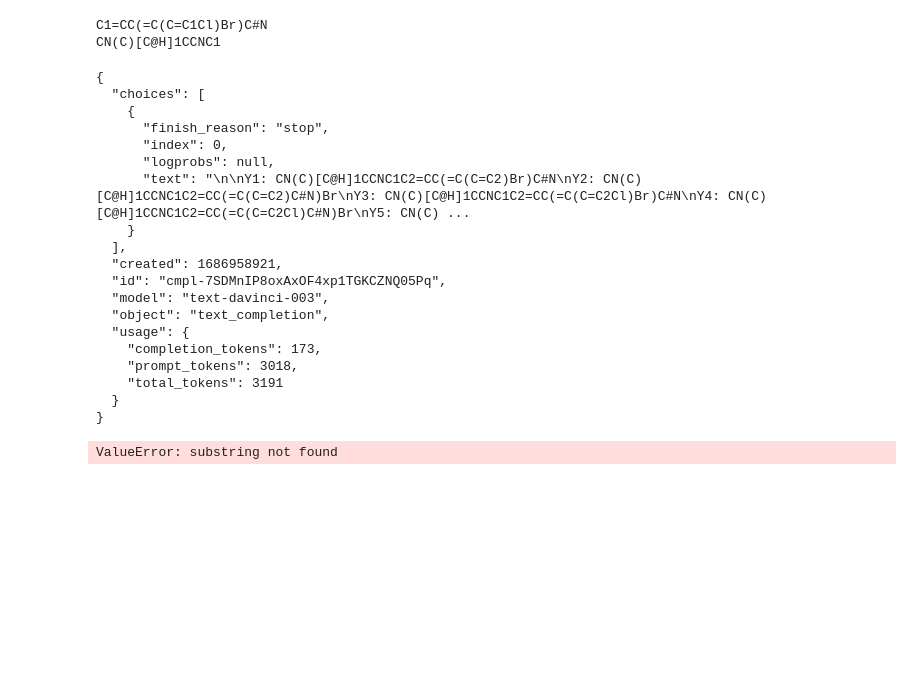
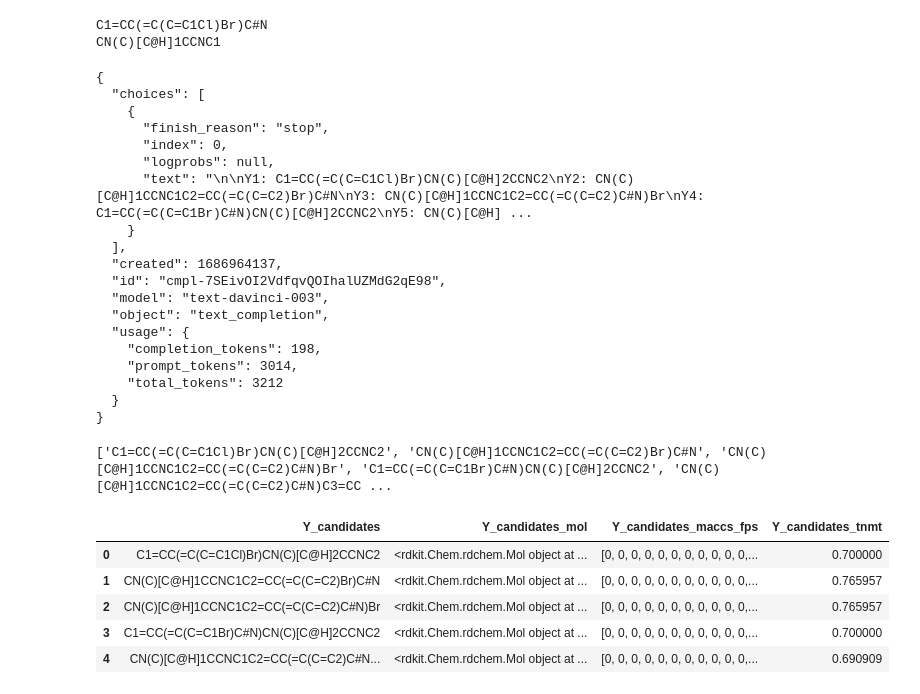
Before and after one commit to KatsumiYamashita/ORD_Chemical_Reaction_Predictor, a Jupyter notebook: sandbox_extract_data.ipynb, the cells around one changed output. Saved outputs shown, nothing was run; the diff lists cells and outputs as text; code cells hidden in the pictures; blank space fills up the shorter version.

```diff
--- a/sandbox_extract_data.ipynb
+++ b/sandbox_extract_data.ipynb
@@ -163,19 +122,14 @@ test_data_row = df_smiles_maccs_fps.iloc[45, :]
 test_A_maccs_fps = test_data_row["maccs_fps_A"]
 test_B_maccs_fps = test_data_row["maccs_fps_B"]
 test_Y_maccs_fps = test_data_row["maccs_fps_Y"]
-li_test_AB = []
 
 df_smiles_maccs_fps_copy = df_smiles_maccs_fps.copy()
 #df_maccs_fps の各要素に対して タニモト係数 を生成
-df_smiles_maccs_fps_copy["tnmt_A"] = df_maccs_fps_ABY["maccs_fps_A"].apply(lambda maccs_fps: calc_fps_tanimoto(test_A_maccs_fps, maccs_fps))
-df_smiles_maccs_fps_copy["tnmt_B"] = df_maccs_fps_ABY["maccs_fps_B"].apply(lambda maccs_fps: calc_fps_tanimoto(test_B_maccs_fps, maccs_fps))
-df_smiles_maccs_fps_copy["tnmt_Y"] = df_maccs_fps_ABY["maccs_fps_Y"].apply(lambda maccs_fps: calc_fps_tanimoto(test_Y_maccs_fps, maccs_fps))
+df_smiles_maccs_fps_copy["tnmt_A"] = df_maccs_fps_ABY["maccs_fps_A"].apply(lambda maccs_fps: DataStructs.TanimotoSimilarity(test_A_maccs_fps, maccs_fps))
+df_smiles_maccs_fps_copy["tnmt_B"] = df_maccs_fps_ABY["maccs_fps_B"].apply(lambda maccs_fps: DataStructs.TanimotoSimilarity(test_B_maccs_fps, maccs_fps))
+df_smiles_maccs_fps_copy["tnmt_Y"] = df_maccs_fps_ABY["maccs_fps_Y"].apply(lambda maccs_fps: DataStructs.TanimotoSimilarity(test_Y_maccs_fps, maccs_fps))
 df_smiles_maccs_fps_tnmt = df_smiles_maccs_fps_copy
 
-#df = df_smiles_maccs_fps_tnmt
-#df_test_AB_row = df.loc[(df["maccs_fps_A"] == test_A_maccs_fps) \
-                                         # & (df["maccs_fps_B"] == test_B_maccs_fps)]
-
 df_smiles_maccs_fps_tnmt.head()
 # %% [output]
 |  | A | B | Y | maccs_fps_A | maccs_fps_B | maccs_fps_Y | tnmt_A | tnmt_B | tnmt_Y |
@@ -307,7 +267,7 @@ Name: B, dtype: float64
 # %% [markdown]
 ## プロンプトの改善
 # %%
-test_A_smiles = test_data_row.loc["A"]
+test_A_smiles = test_data_row["A"]
 test_B_smiles = test_data_row["B"]
 
 print(test_A_smiles)
@@ -317,11 +277,10 @@ C1=CC(=C(C=C1Cl)Br)C#N
 CN(C)[C@H]1CCNC1
 # %%
 from context2 import training_dataset
-openai.api_key = ""
+openai.api_key = "sk-"
 
 context = f"{training_dataset}\
             \
-            test data:\
             A: {test_A_smiles}\
             B: {test_B_smiles}\
             Y1:\
@@ -338,11 +297,10 @@ response = openai.Completion.create(
   engine="text-davinci-003",
   prompt=f"{context}",
   max_tokens=300,
-  temperature=0.5,
+  temperature=0,
   echo=False
 )
 
-answer = response.choices[0].text.strip()
 print(response)
 # %% [output]
 {
@@ -351,43 +309,58 @@ print(response)
       "finish_reason": "stop",
       "index": 0,
       "logprobs": null,
-      "text": "\n\nY1: CN(C)[C@H]1CCNC1C2=CC(=C(C=C2)Br)C#N\nY2: CN(C)[C@H]1CCNC1C2=CC(=C(C=C2)C#N)Br\nY3: CN(C)[C@H]1CCNC1C2=CC(=C(C=C2Cl)Br)C#N\nY4: CN(C)[C@H]1CCNC1C2=CC(=C(C=C2Cl)C#N)Br\nY5: CN(C) ...
+      "text": "\n\nY1: C1=CC(=C(C=C1Cl)Br)CN(C)[C@H]2CCNC2\nY2: CN(C)[C@H]1CCNC1C2=CC(=C(C=C2)Br)C#N\nY3: CN(C)[C@H]1CCNC1C2=CC(=C(C=C2)C#N)Br\nY4: C1=CC(=C(C=C1Br)C#N)CN(C)[C@H]2CCNC2\nY5: CN(C)[C@H] ...
     }
   ],
-  "created": 1686958921,
-  "id": "cmpl-7SDMnIP8oxAxOF4xp1TGKCZNQ05Pq",
+  "created": 1686964137,
+  "id": "cmpl-7SEivOI2VdfqvQOIhalUZMdG2qE98",
   "model": "text-davinci-003",
   "object": "text_completion",
   "usage": {
-    "completion_tokens": 173,
-    "prompt_tokens": 3018,
-    "total_tokens": 3191
+    "completion_tokens": 198,
+    "prompt_tokens": 3014,
+    "total_tokens": 3212
   }
 }
+# %%
+# 上記のresponseからYのSMILESだけ取り出す
+import re
+
+text = response["choices"][0]["text"]
+pattern = r":\s(.+)" #テンプレートの作成
+product_Y_candidates = re.findall(pattern, text) #テンプレートをもとにSMILESを抜き出す
+
+print(product_Y_candidates)
+# %% [output]
+['C1=CC(=C(C=C1Cl)Br)CN(C)[C@H]2CCNC2', 'CN(C)[C@H]1CCNC1C2=CC(=C(C=C2)Br)C#N', 'CN(C)[C@H]1CCNC1C2=CC(=C(C=C2)C#N)Br', 'C1=CC(=C(C=C1Br)C#N)CN(C)[C@H]2CCNC2', 'CN(C)[C@H]1CCNC1C2=CC(=C(C=C2)C#N)C3=CC ...
 # %%
+#予想されたYを正解のYと比較して評価する (タニモト係数)
+
 df = df_smiles_maccs_fps_tnmt
 df_test_AB_row = df.loc[(df["A"] == test_A_smiles) \
                                        & (df["B"] == test_B_smiles)]
 df_test_AB_row
 
+#正解のYを取り出す
 test_Y_smiles = df_test_AB_row.loc[45, "Y"]
 test_Y_maccs_fps2 = df_test_AB_row.loc[45, "maccs_fps_Y"]
 
-text = response["choices"][0]["text"]
-start_index = text.index("Candidates for '?' :") + len("Candidates for '?' :")
-result = text[start_index:].split("\n")
-values = [x.strip()[3:] for x in result if x.strip()]
-
-df_product_Y_candidates = pd.DataFrame({"Y_candidates":values})
+#正解のYから予想されたYのタニモト係数を計算する
+df_product_Y_candidates = pd.DataFrame({"Y_candidates":product_Y_candidates})
 
 df_product_Y_candidates["Y_candidates_mol"] = df_product_Y_candidates["Y_candidates"].\
                                                 apply(lambda smiles: generate_mol(smiles))
 
 df_product_Y_candidates["Y_candidates_maccs_fps"] = df_product_Y_candidates["Y_candidates_mol"].\
                                                 apply(lambda mol: AllChem.GetMACCSKeysFingerprint(mol))
 
 df_product_Y_candidates["Y_candidates_tnmt"] = df_product_Y_candidates["Y_candidates_maccs_fps"].\
                                                 apply(lambda maccs_fps: DataStructs.TanimotoSimilarity(test_Y_maccs_fps2, maccs_fps))
 df_product_Y_candidates
 # %% [output]
-ValueError: substring not found
+|  | Y_candidates | Y_candidates_mol | Y_candidates_maccs_fps | Y_candidates_tnmt |
+| 0 | C1=CC(=C(C=C1Cl)Br)CN(C)[C@H]2CCNC2 | <rdkit.Chem.rdchem.Mol object at ... | [0, 0, 0, 0, 0, 0, 0, 0, 0, 0, 0,... | 0.700000 |
+| 1 | CN(C)[C@H]1CCNC1C2=CC(=C(C=C2)Br)C#N | <rdkit.Chem.rdchem.Mol object at ... | [0, 0, 0, 0, 0, 0, 0, 0, 0, 0, 0,... | 0.765957 |
+| 2 | CN(C)[C@H]1CCNC1C2=CC(=C(C=C2)C#N)Br | <rdkit.Chem.rdchem.Mol object at ... | [0, 0, 0, 0, 0, 0, 0, 0, 0, 0, 0,... | 0.765957 |
+| 3 | C1=CC(=C(C=C1Br)C#N)CN(C)[C@H]2CCNC2 | <rdkit.Chem.rdchem.Mol object at ... | [0, 0, 0, 0, 0, 0, 0, 0, 0, 0, 0,... | 0.700000 |
+| 4 | CN(C)[C@H]1CCNC1C2=CC(=C(C=C2)C#N... | <rdkit.Chem.rdchem.Mol object at ... | [0, 0, 0, 0, 0, 0, 0, 0, 0, 0, 0,... | 0.690909 |
```
Also changed, not shown: parts of 18 cells of this notebook.
